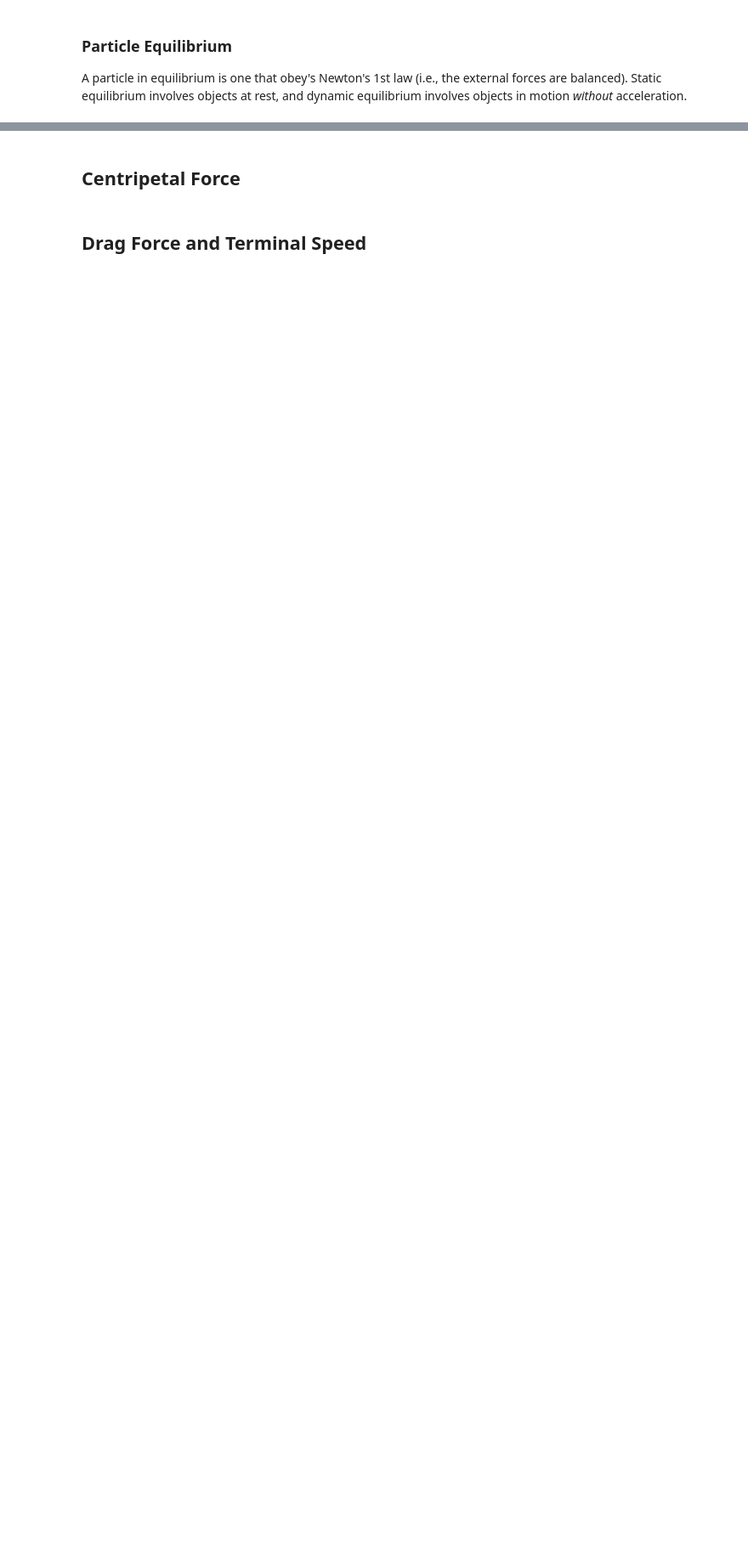
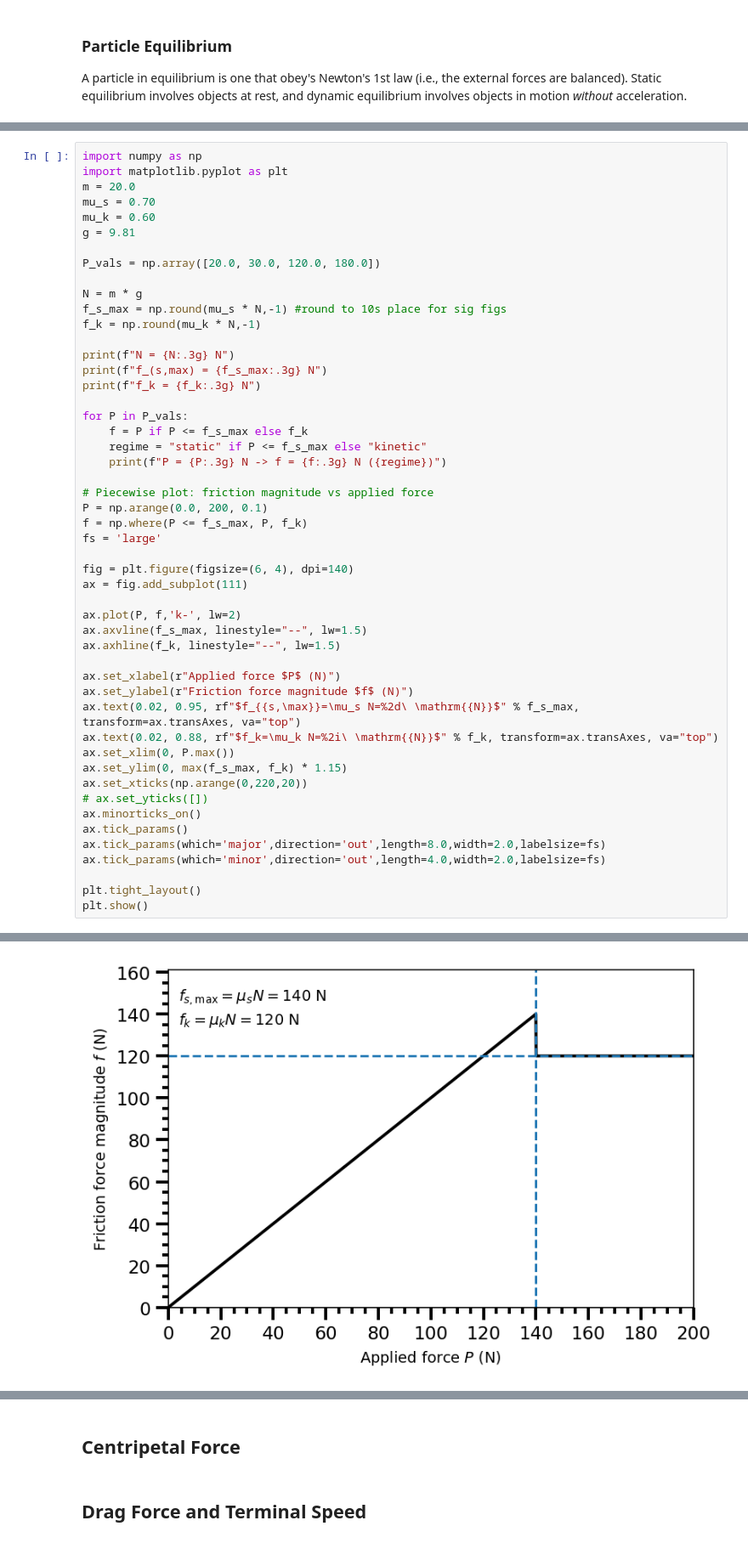
Before and after one commit to saturnaxis/IntroPhysics, a Jupyter notebook: docs/_sources/Chapter06/application-of-newtons-laws.ipynb, the cells around one changed output, grey strips where cells are left out. Shown at 85% size. Saved outputs shown, nothing was run; the diff lists cells and outputs as text; blank space fills up the shorter version.

Commit message:
finished section on friction

```diff
--- a/docs/_sources/Chapter06/application-of-newtons-laws.ipynb
+++ b/docs/_sources/Chapter06/application-of-newtons-laws.ipynb
@@ -206,0 +1632,51 @@ print(f"Net vertical force: {(T1y + T2y - w):.3g} N")
+# %%
+import numpy as np
+import matplotlib.pyplot as plt
+m = 20.0
+mu_s = 0.70
+mu_k = 0.60
+g = 9.81
+
+P_vals = np.array([20.0, 30.0, 120.0, 180.0])
+
+N = m * g
+f_s_max = np.round(mu_s * N,-1) #round to 10s place for sig figs
+f_k = np.round(mu_k * N,-1)
+
+print(f"N = {N:.3g} N")
+print(f"f_(s,max) = {f_s_max:.3g} N")
+print(f"f_k = {f_k:.3g} N")
+
+for P in P_vals:
+    f = P if P <= f_s_max else f_k
+    regime = "static" if P <= f_s_max else "kinetic"
+    print(f"P = {P:.3g} N -> f = {f:.3g} N ({regime})")
+
+# Piecewise plot: friction magnitude vs applied force
+P = np.arange(0.0, 200, 0.1)
+f = np.where(P <= f_s_max, P, f_k)
+fs = 'large'
+
+fig = plt.figure(figsize=(6, 4), dpi=140)
+ax = fig.add_subplot(111)
+
+ax.plot(P, f,'k-', lw=2)
+ax.axvline(f_s_max, linestyle="--", lw=1.5)
+ax.axhline(f_k, linestyle="--", lw=1.5)
+
+ax.set_xlabel(r"Applied force $P$ (N)")
+ax.set_ylabel(r"Friction force magnitude $f$ (N)")
+ax.text(0.02, 0.95, rf"$f_{{s,\max}}=\mu_s N=%2d\ \mathrm{{N}}$" % f_s_max, transform=ax.transAxes, va="top")
+ax.text(0.02, 0.88, rf"$f_k=\mu_k N=%2i\ \mathrm{{N}}$" % f_k, transform=ax.transAxes, va="top")
+ax.set_xlim(0, P.max())
+ax.set_ylim(0, max(f_s_max, f_k) * 1.15)
+ax.set_xticks(np.arange(0,220,20))
+# ax.set_yticks([])
+ax.minorticks_on()
+ax.tick_params()
+ax.tick_params(which='major',direction='out',length=8.0,width=2.0,labelsize=fs)
+ax.tick_params(which='minor',direction='out',length=4.0,width=2.0,labelsize=fs)
+
+plt.tight_layout()
+plt.show()
+# %% [output]
@@ -206,0 +1690 @@ print(f"Net vertical force: {(T1y + T2y - w):.3g} N")
+[figure, added]
```
Also changed, not shown: parts of 26 cells of this notebook, 7 other files.
